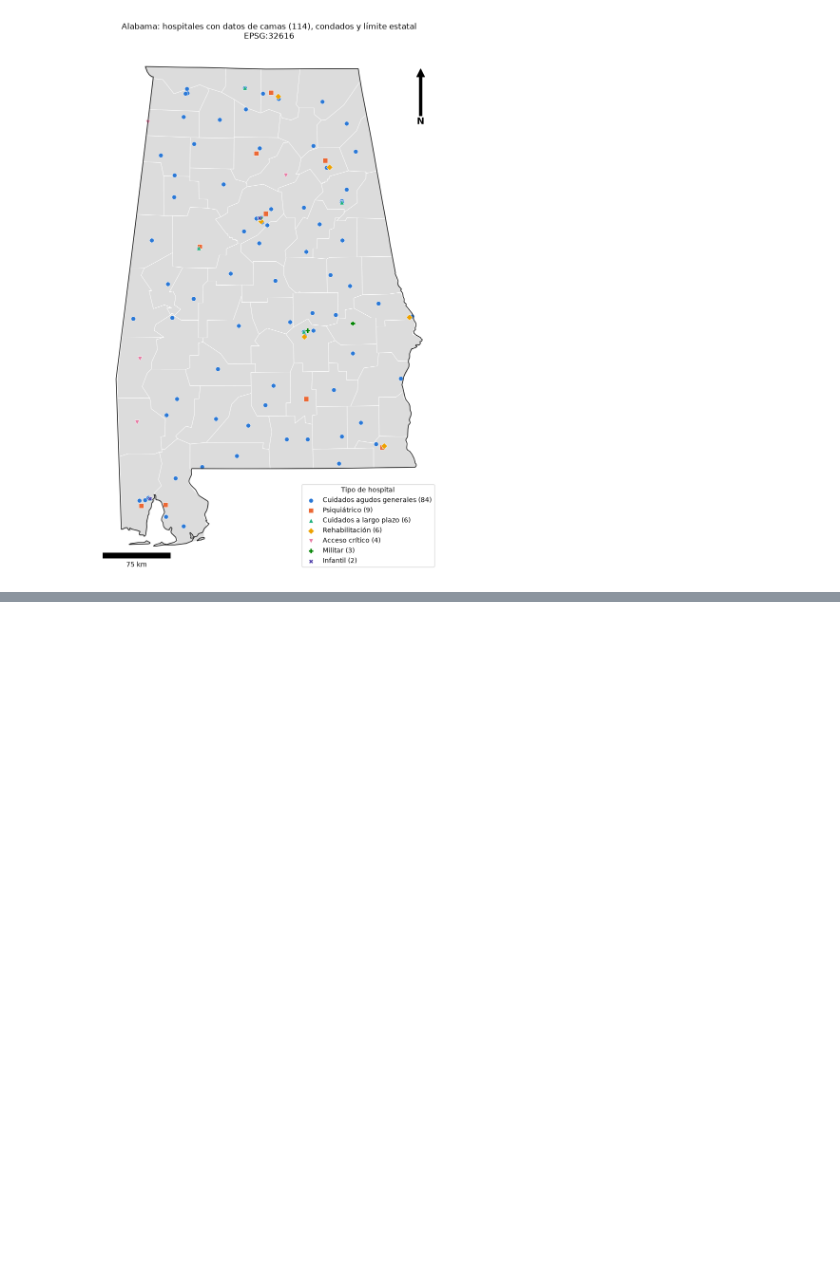
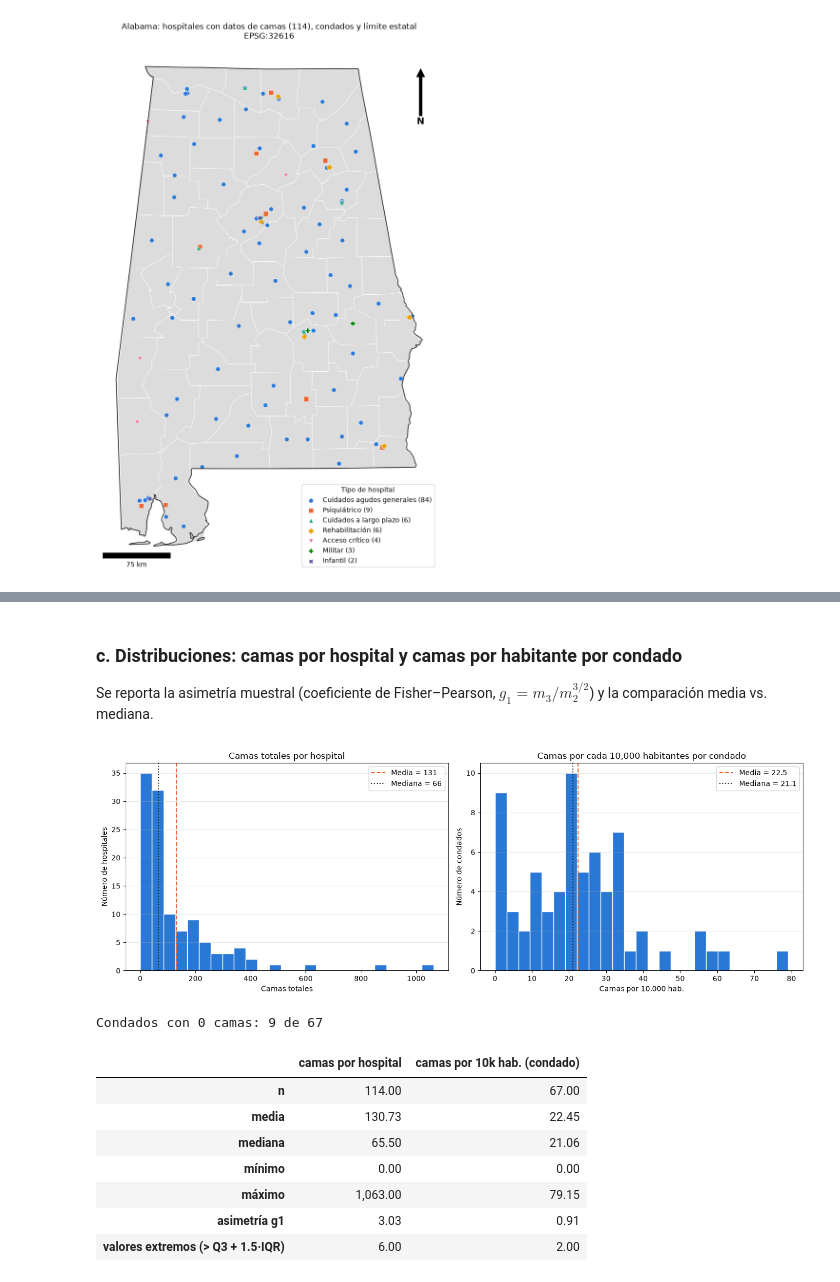
Before and after one commit to Branuvg/lab5_modsim, a Jupyter notebook: lab5.ipynb, the cells around one changed output, grey strips where cells are left out. Drawn from its saved outputs; the diff is of its cells as text; code cells hidden in the pictures; blank space fills up the shorter version.

Commit message:
Task 1.2: estadisticas de camas por condado

```diff
--- a/lab5.ipynb
+++ b/lab5.ipynb
@@ -231,0 +240,16 @@ plt.show()
+# %%
+hj = gpd.sjoin(hosp_p, cty_p[["fips", "geometry"]], how="left", predicate="within")
+print(f"Hospitales asignados a un condado: {hj['fips'].notna().sum()} de {len(hj)} | "
+      f"coinciden con la columna fips_condado: {(hj['fips'] == hj['fips_condado']).mean():.1%}")
+
+agg = hj.groupby("fips").agg(hospitales=("nombre", "size"), camas_total=("camas_total", "sum"),
+                             camas_uci=("camas_icu", lambda s: s.fillna(0).sum()))
+stats_cty = cty_p[["fips", "nombre", "poblacion", "area_km2"]].merge(agg, on="fips", how="left")
+stats_cty[["hospitales", "camas_total", "camas_uci"]] = stats_cty[["hospitales", "camas_total", "camas_uci"]].fillna(0)
+stats_cty["hospitales"] = stats_cty["hospitales"].astype(int)
+stats_cty["camas_10k"] = 1e4 * stats_cty["camas_total"] / stats_cty["poblacion"]
+stats_cty["uci_10k"] = 1e4 * stats_cty["camas_uci"] / stats_cty["poblacion"]
+tabla_12 = stats_cty.drop(columns="area_km2").sort_values("nombre").reset_index(drop=True)
+tabla_12.index += 1
+print(f"Condados sin hospital: {(stats_cty.hospitales == 0).sum()} de {len(stats_cty)}")
+tabla_12
@@ -231,0 +325,43 @@ plt.show()
+# %% [markdown]
+### c. Distribuciones: camas por hospital y camas por habitante por condado
+Se reporta la asimetría muestral (coeficiente de Fisher–Pearson, $g_1 = m_3 / m_2^{3/2}$) y la comparación
+media vs. mediana.
+# %%
+camas_h = hosp_p["camas_total"]
+camas_c = stats_cty["camas_10k"]
+fig, (a1, a2) = plt.subplots(1, 2, figsize=(14, 5))
+a1.hist(camas_h, bins=25, color=CAT[0], edgecolor="white")
+a1.axvline(camas_h.mean(), color=CAT[1], ls="--", lw=1.5, label=f"Media = {camas_h.mean():.0f}")
+a1.axvline(camas_h.median(), color="#222222", ls=":", lw=1.5, label=f"Mediana = {camas_h.median():.0f}")
+a1.set(title="Camas totales por hospital", xlabel="Camas totales", ylabel="Número de hospitales")
+a1.legend()
+a1.grid(alpha=0.3, axis="y")
+a2.hist(camas_c, bins=25, color=CAT[0], edgecolor="white")
+a2.axvline(camas_c.mean(), color=CAT[1], ls="--", lw=1.5, label=f"Media = {camas_c.mean():.1f}")
+a2.axvline(camas_c.median(), color="#222222", ls=":", lw=1.5, label=f"Mediana = {camas_c.median():.1f}")
+a2.set(title="Camas por cada 10,000 habitantes por condado", xlabel="Camas por 10,000 hab.",
+       ylabel="Número de condados")
+a2.legend()
+a2.grid(alpha=0.3, axis="y")
+plt.tight_layout()
+plt.show()
+
+desc = pd.DataFrame({
+    "camas por hospital": [len(camas_h), camas_h.mean(), camas_h.median(), camas_h.min(), camas_h.max(),
+                           stats.skew(camas_h), (camas_h > camas_h.quantile(0.75) + 1.5 * stats.iqr(camas_h)).sum()],
+    "camas por 10k hab. (condado)": [len(camas_c), camas_c.mean(), camas_c.median(), camas_c.min(), camas_c.max(),
+                                    stats.skew(camas_c), (camas_c > camas_c.quantile(0.75) + 1.5 * stats.iqr(camas_c)).sum()]},
+    index=["n", "media", "mediana", "mínimo", "máximo", "asimetría g1", "valores extremos (> Q3 + 1.5·IQR)"])
+print(f"Condados con 0 camas: {(camas_c == 0).sum()} de {len(camas_c)}")
+desc
+# %% [output]
+[figure, added]
+Condados con 0 camas: 9 de 67
+|  | camas por hospital | camas por 10k hab. (condado) |
+| n | 114.00 | 67.00 |
+| media | 130.73 | 22.45 |
+| mediana | 65.50 | 21.06 |
+| mínimo | 0.00 | 0.00 |
+| máximo | 1,063.00 | 79.15 |
+| asimetría g1 | 3.03 | 0.91 |
+| valores extremos (> Q3 + 1.5·IQR) | 6.00 | 2.00 |
```
Also changed, not shown: parts of 6 cells of this notebook.
